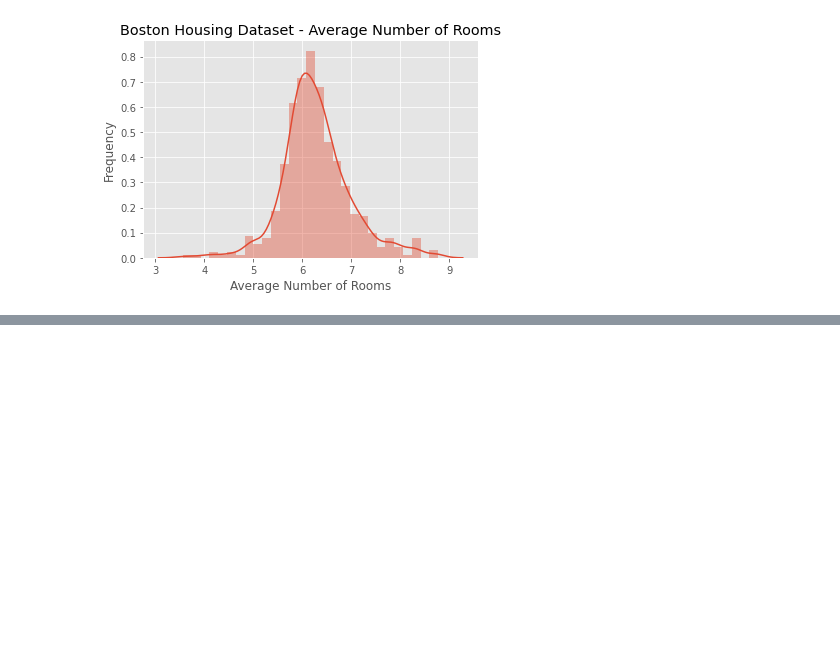
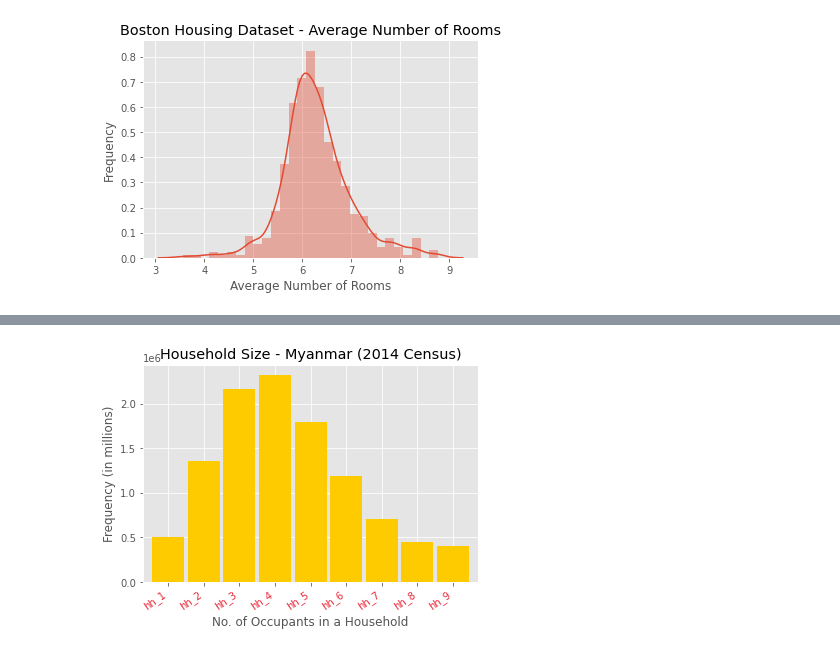
Before and after one commit to dssheldon/ProgDA-Project-SDS, a Jupyter notebook: ProgDA-Project-SDS.ipynb, the cells around one changed output, grey strips where cells are left out. Saved outputs shown, nothing was run; the diff lists cells and outputs as text; code cells hidden in the pictures; blank space fills up the shorter version.

```diff
--- a/ProgDA-Project-SDS.ipynb
+++ b/ProgDA-Project-SDS.ipynb
@@ -339,0 +415,19 @@ plt.show()
+# %%
+# Household size data from 2014 Myanmar Census
+# The follwing is the data taken from:
+# https://data.laos.opendevelopmentmekong.net/en/dataset/household-and-population-data-for-states-and-regions/resource/480bb8e8-9e5b-461a-9114-9ccf886c8986
+# This dataset includes information on the size of households at the Union level and State/Regional level.
+
+
+df_laos_hhsize = pd.read_csv("https://data.opendevelopmentmekong.net/dataset/7bc0cabc-3c01-44fe-ba30-943a360c56fb/resource/480bb8e8-9e5b-461a-9114-9ccf886c8986/download/censusmeanhhsize.csv")
+df_laos_hhsize.drop(df_laos_hhsize.columns[[0,1,2]], axis=1, inplace=True)
+df_laos_hhsize_total = df_laos_hhsize.drop(df_laos_hhsize.index[1:])
+
+plt.ylabel('Frequency (in millions)')
+plt.xlabel('No. of Occupants in a Household')
+
+df_laos_hhsize_total.T[0].plot.bar(title='Household Size - Myanmar (2014 Census)', width = 0.90, color = '#FECB00', alpha=1)
+plt.xticks(rotation=35, ha='right', color='#EA2839')
+plt.show()
+# %% [output]
+[figure, added]
```
Also changed, not shown: parts of 8 cells of this notebook.
